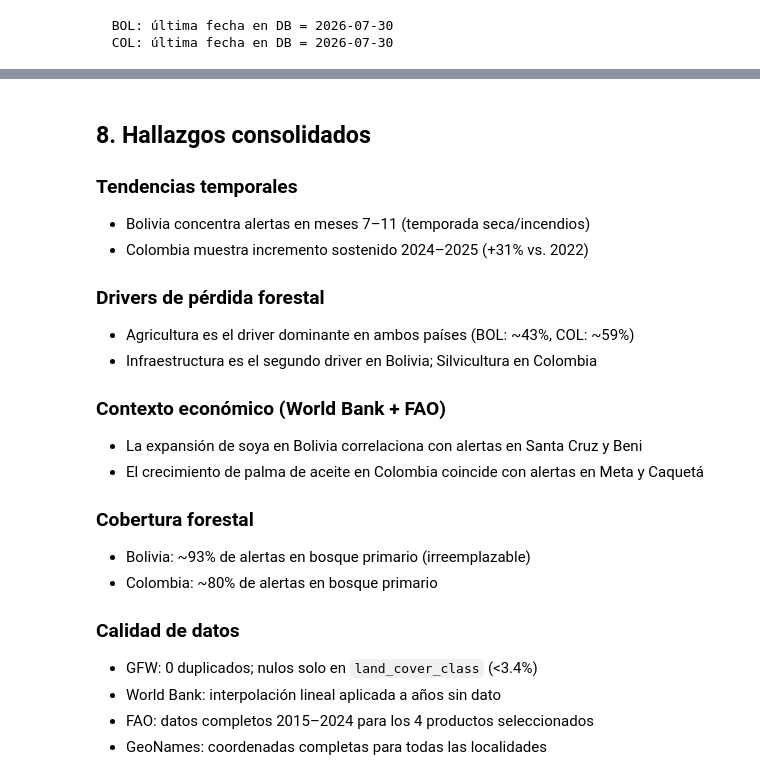
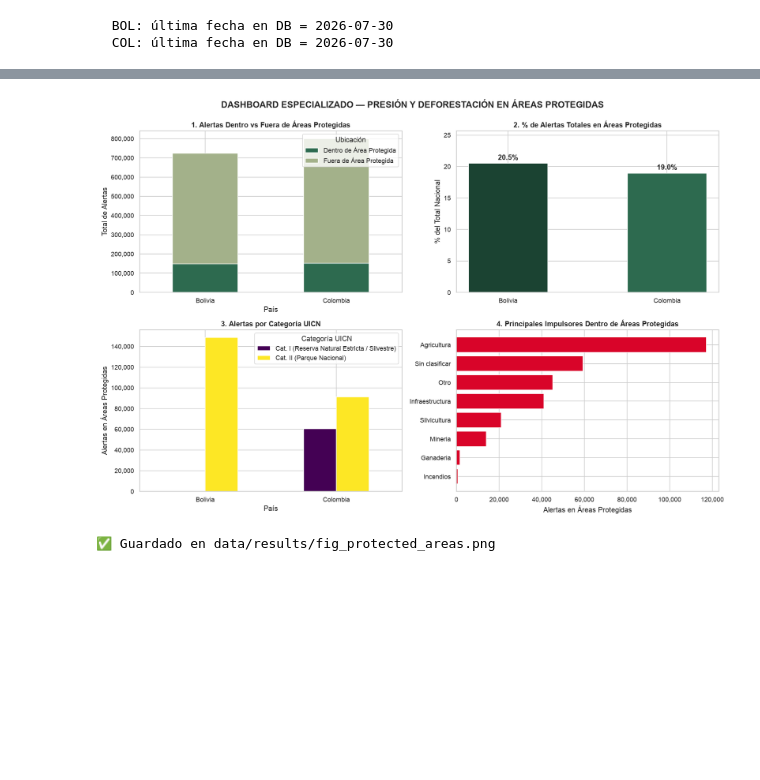
Before and after one commit to JhoanHurtado/deforestation-alert-etl, a Jupyter notebook: notebooks/05_etl_pipeline.ipynb, the cells around one changed output, grey strips where cells are left out. Drawn from its saved outputs; the diff is of its cells as text; code cells hidden in the pictures; blank space fills up the shorter version.

```diff
--- a/notebooks/05_etl_pipeline.ipynb
+++ b/notebooks/05_etl_pipeline.ipynb
@@ -897,24 +1335,47 @@ else:
-# %% [markdown]
-## 8. Hallazgos consolidados
-
-### Tendencias temporales
-- Bolivia concentra alertas en meses 7–11 (temporada seca/incendios)
-- Colombia muestra incremento sostenido 2024–2025 (+31% vs. 2022)
-
-### Drivers de pérdida forestal
-- Agricultura es el driver dominante en ambos países (BOL: ~43%, COL: ~59%)
-- Infraestructura es el segundo driver en Bolivia; Silvicultura en Colombia
-
-### Contexto económico (World Bank + FAO)
-- La expansión de soya en Bolivia correlaciona con alertas en Santa Cruz y Beni
-- El crecimiento de palma de aceite en Colombia coincide con alertas en Meta y Caquetá
-
-### Cobertura forestal
-- Bolivia: ~93% de alertas en bosque primario (irreemplazable)
-- Colombia: ~80% de alertas en bosque primario
-
-### Calidad de datos
-- GFW: 0 duplicados; nulos solo en `land_cover_class` (<3.4%)
-- World Bank: interpolación lineal aplicada a años sin dato
-- FAO: datos completos 2015–2024 para los 4 productos seleccionados
-- GeoNames: coordenadas completas para todas las localidades
+# %%
+# Dashboard especializado en Áreas Protegidas
+fig, axes = plt.subplots(2, 2, figsize=(15, 10))
+
+# Panel 1: Alertas dentro vs fuera de Áreas Protegidas
+pivot_ap = q_ap_resumen.pivot(index='country_name', columns='estado_proteccion', values='alertas').fillna(0)
+pivot_ap.plot(kind='bar', stacked=True, ax=axes[0,0], color=['#2d6a4f', '#a3b18a'])
+axes[0,0].set_title('1. Alertas Dentro vs Fuera de Áreas Protegidas', fontsize=12, fontweight='bold')
+axes[0,0].set_xlabel('País'); axes[0,0].set_ylabel('Total de Alertas')
+axes[0,0].yaxis.set_major_formatter(mticker.FuncFormatter(lambda x, _: f'{int(x):,}'))
+axes[0,0].tick_params(axis='x', rotation=0)
+axes[0,0].legend(title='Ubicación')
+
+# Panel 2: Porcentaje de alertas en Áreas Protegidas por país
+pct_ap = q_ap_resumen[q_ap_resumen['estado_proteccion'] == 'Dentro de Área Protegida']
+bars = axes[0,1].bar(pct_ap['country_name'], pct_ap['pct_alertas'], color=['#1b4332', '#2d6a4f'], width=0.5)
+axes[0,1].set_title('2. % de Alertas Totales en Áreas Protegidas', fontsize=12, fontweight='bold')
+axes[0,1].set_ylabel('% del Total Nacional')
+for bar in bars:
+    yval = bar.get_height()
+    axes[0,1].text(bar.get_x() + bar.get_width()/2.0, yval + 0.3, f'{yval:.1f}%', ha='center', va='bottom', fontweight='bold')
+axes[0,1].set_ylim(0, max(pct_ap['pct_alertas']) * 1.25)
+
+# Panel 3: Desglose por categoría IUCN
+pivot_cat = q_ap_categorias.pivot(index='country_name', columns='categoria_iucn', values='alertas').fillna(0)
+pivot_cat.plot(kind='bar', ax=axes[1,0], colormap='viridis')
+axes[1,0].set_title('3. Alertas por Categoría UICN', fontsize=12, fontweight='bold')
+axes[1,0].set_xlabel('País'); axes[1,0].set_ylabel('Alertas en Áreas Protegidas')
+axes[1,0].yaxis.set_major_formatter(mticker.FuncFormatter(lambda x, _: f'{int(x):,}'))
+axes[1,0].tick_params(axis='x', rotation=0)
+axes[1,0].legend(title='Categoría UICN')
+
+# Panel 4: Impulsores de deforestación dentro de Áreas Protegidas
+top_ap_drivers = q_ap_drivers.groupby('driver_name')['alertas_en_ap'].sum().sort_values()
+axes[1,1].barh(top_ap_drivers.index, top_ap_drivers.values, color='#d90429')
+axes[1,1].set_title('4. Principales Impulsores Dentro de Áreas Protegidas', fontsize=12, fontweight='bold')
+axes[1,1].set_xlabel('Alertas en Áreas Protegidas')
+axes[1,1].xaxis.set_major_formatter(mticker.FuncFormatter(lambda x, _: f'{int(x):,}'))
+
+plt.suptitle('DASHBOARD ESPECIALIZADO — PRESIÓN Y DEFORESTACIÓN EN ÁREAS PROTEGIDAS', fontsize=15, y=0.99, fontweight='bold')
+plt.tight_layout()
+plt.savefig(RES / 'fig_protected_areas.png', dpi=130, bbox_inches='tight')
+plt.show()
+print('✅ Guardado en data/results/fig_protected_areas.png')
+# %% [output]
+[figure, added]
+✅ Guardado en data/results/fig_protected_areas.png
```
Also changed, not shown: parts of 75 cells of this notebook, 33 other files.
